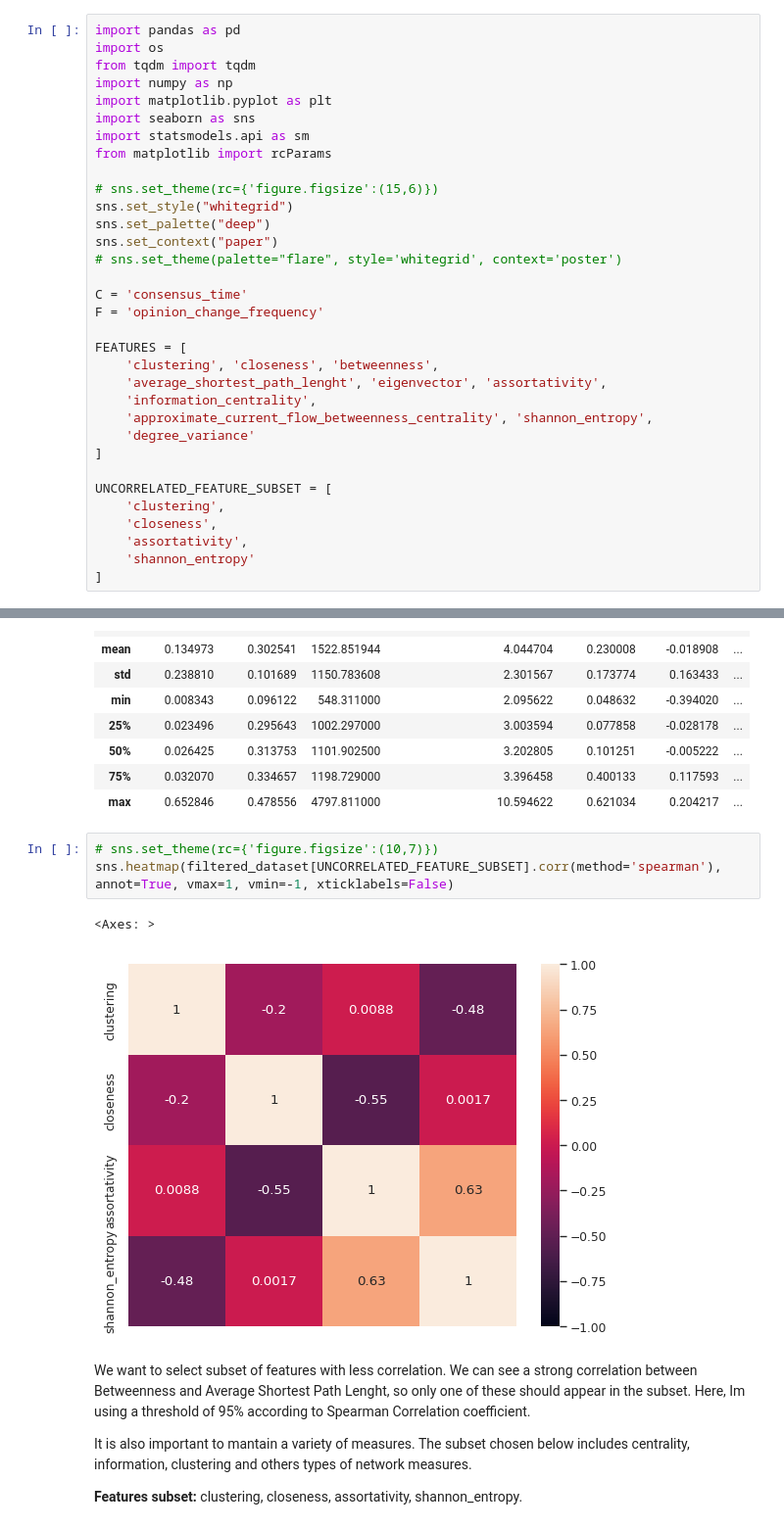
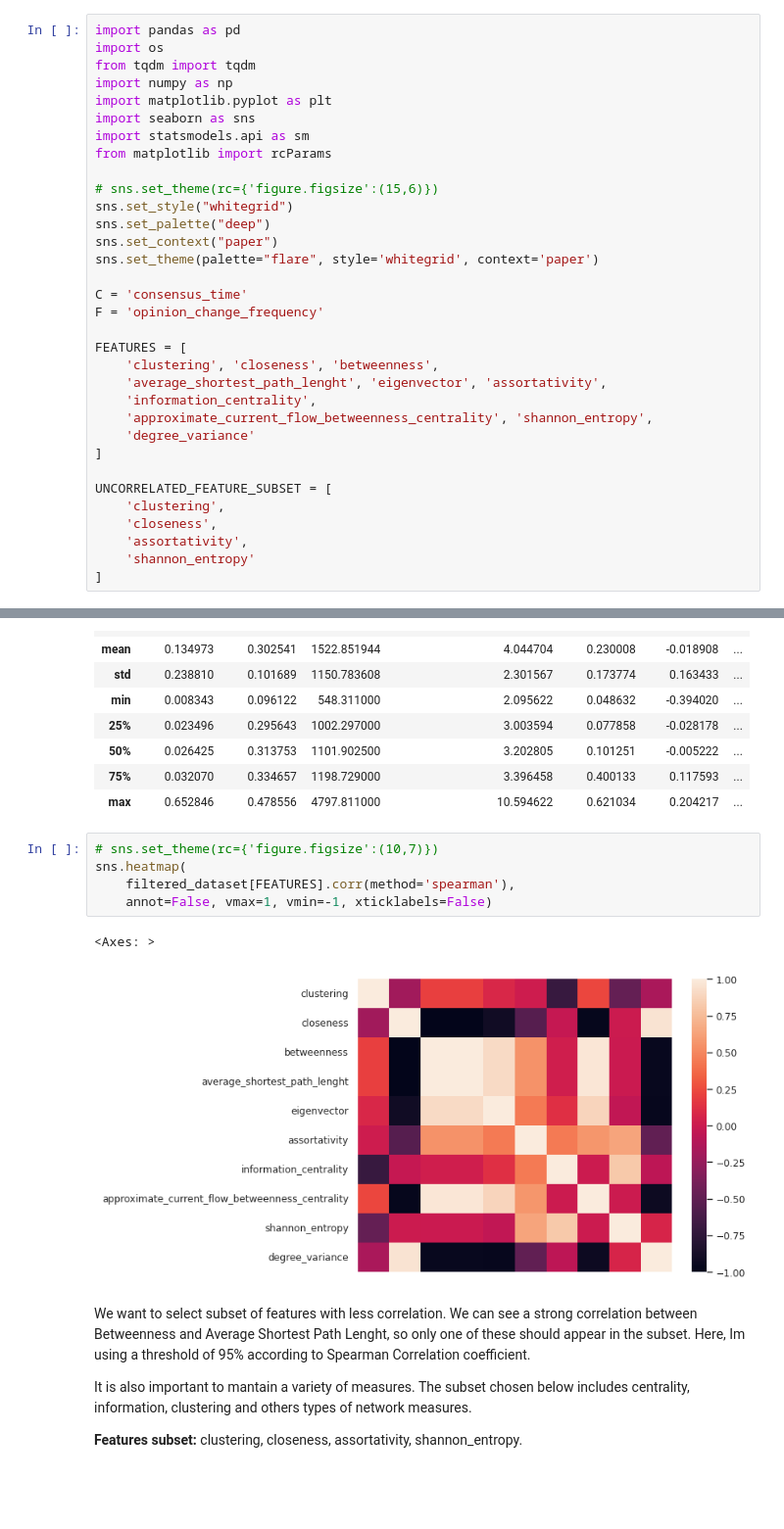
Before and after one commit to vitorfrois/SznajdNetworks, a Jupyter notebook: src/notebooks/1_EDA.ipynb, the cells around one changed output, grey strips where cells are left out. Shown: that part at 98% size. Cells and saved outputs as stored; diff of their text form; blank space fills up the shorter version.

```diff
--- a/src/notebooks/1_EDA.ipynb
+++ b/src/notebooks/1_EDA.ipynb
@@ -16,7 +16,7 @@ from matplotlib import rcParams
 sns.set_style("whitegrid")
 sns.set_palette("deep")
 sns.set_context("paper")
-# sns.set_theme(palette="flare", style='whitegrid', context='poster')
+sns.set_theme(palette="flare", style='whitegrid', context='paper')
 
 C = 'consensus_time'
 F = 'opinion_change_frequency'
@@ -85,10 +86,12 @@ filtered_dataset.describe()
 | max | 0.652846 | 0.478556 | 4797.811000 | 10.594622 | 0.621034 | 0.204217 | ... |
 # %%
 # sns.set_theme(rc={'figure.figsize':(10,7)})
-sns.heatmap(filtered_dataset[UNCORRELATED_FEATURE_SUBSET].corr(method='spearman'), annot=True, vmax=1, vmin=-1, xticklabels=False)
+sns.heatmap(
+    filtered_dataset[FEATURES].corr(method='spearman'),
+    annot=False, vmax=1, vmin=-1, xticklabels=False)
 # %% [output]
 <Axes: >
-[figure, old version]
+[figure, new version]
 # %% [markdown]
 We want to select subset of features with less correlation. We can see a strong correlation between Betweenness and Average Shortest Path Lenght, so only one of these should appear in the subset. Here, Im using a threshold of 95% according to Spearman Correlation coefficient.
 
```
Also changed, not shown: parts of 7 cells of this notebook, 4 other files.
